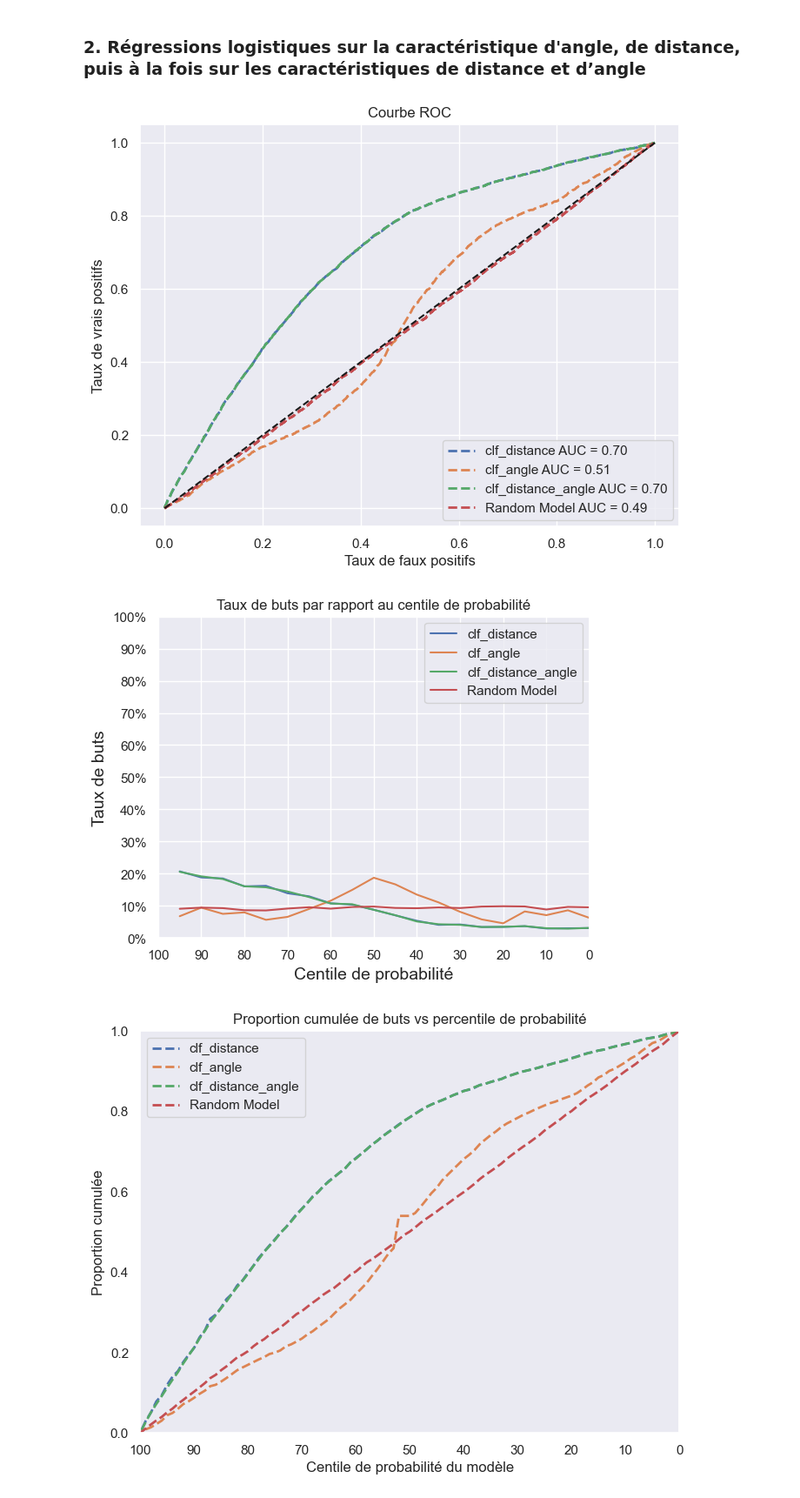
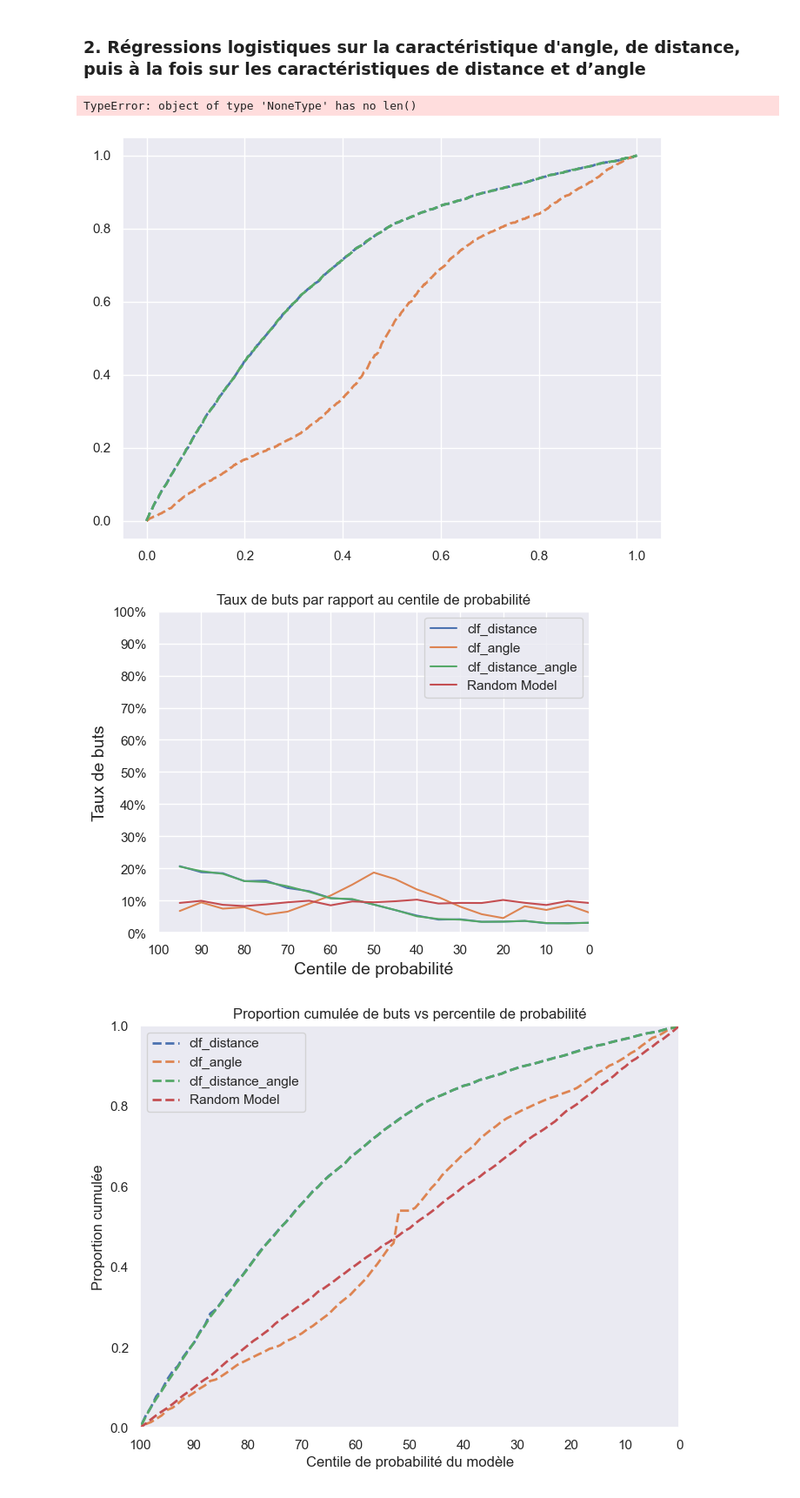
Before and after one commit to Alexia57/A02-projet, a Jupyter notebook: notebooks/Milestone2_Base_Models.ipynb, the cells around one changed output. Shown at 87% size. Cells and saved outputs as stored; diff of their text form; code cells hidden in the pictures.

```diff
--- a/notebooks/Milestone2_Base_Models.ipynb
+++ b/notebooks/Milestone2_Base_Models.ipynb
@@ -196,13 +193,15 @@ y_prob_distance_angle = clf_distance_angle.predict_proba(X_valid_distance_angle)
 # %%
 models = [clf_distance, clf_angle, clf_distance_angle, None]
 X_list = [X_valid_distance, X_valid_angle, X_valid_distance_angle, None]
+y_list = [y_valid, y_valid, y_valid, None]
 nom_models = ['clf_distance', 'clf_angle', 'clf_distance_angle', 'Random Model']
 
-plot_roc_auc(models, X_list, y_valid, nom_models)
+plot_roc_auc(models, X_list, y_list, nom_models)
 # %% [output]
+TypeError: object of type 'NoneType' has no len()
-[figure, old version]
+[figure, new version]
 # %%
-plot_taux_buts_par_centile(models, X_list, y_valid, nom_models)
+plot_taux_buts_par_centile(models, X_list, y_list, nom_models)
 # %% [output]
-[figure, old version]
+[figure, new version]
 # %%
```
Also changed, not shown: parts of 7 cells of this notebook, 1 other file.
